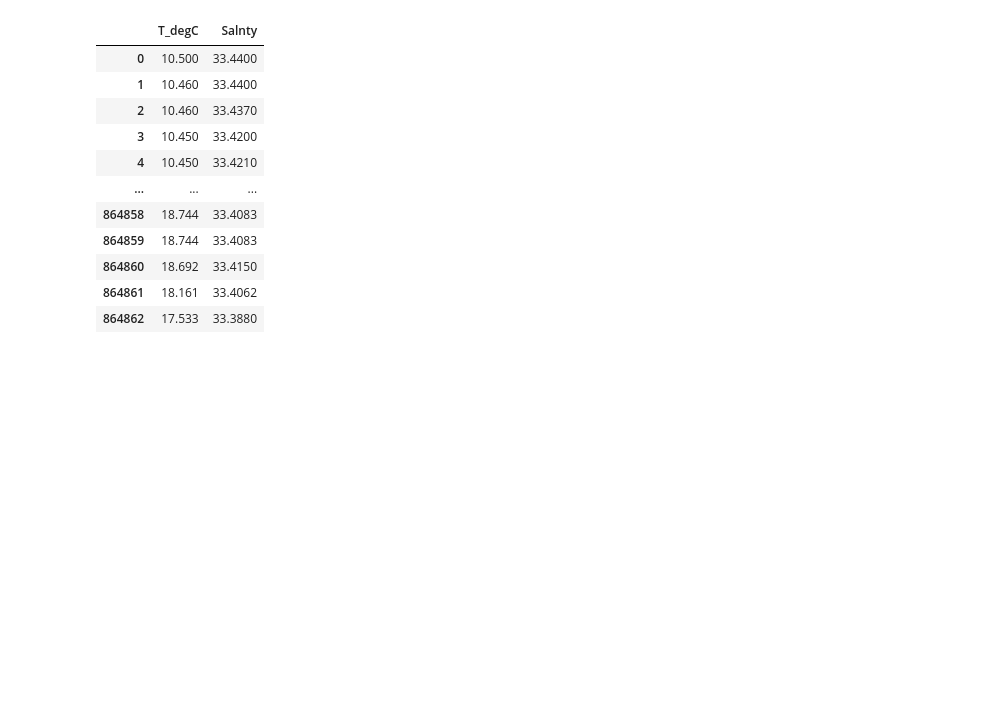
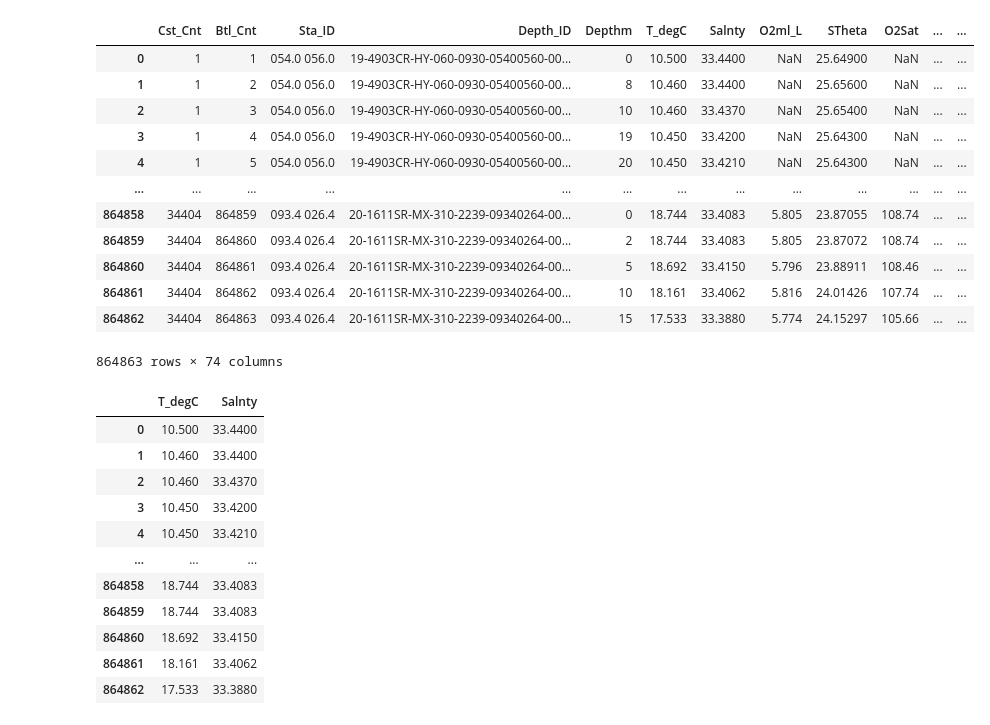
Before and after one commit to TaQuangKhoi/Tri-Tue-Nhan-Tao, a Jupyter notebook: May 15 2023/May 15 2023-bottle.ipynb, the cells around one changed output. Drawn from its saved outputs; the diff is of its cells as text; code cells hidden in the pictures; blank space fills up the shorter version.

```diff
--- a/May 15 2023/May 15 2023-bottle.ipynb
+++ b/May 15 2023/May 15 2023-bottle.ipynb
@@ -6,7 +6,22 @@ from sklearn import linear_model
 # %%
 source_file = 'bottle.csv'
 data = pd.read_csv(source_file, low_memory=False)
 # data = pd.read_excel(source_file)
+data
+# %% [output]
+|  | Cst_Cnt | Btl_Cnt | Sta_ID | Depth_ID | Depthm | T_degC | Salnty | O2ml_L | STheta | O2Sat | ... | ... |
+| 0 | 1 | 1 | 054.0 056.0 | 19-4903CR-HY-060-0930-05400560-00... | 0 | 10.500 | 33.4400 | NaN | 25.64900 | NaN | ... | ... |
+| 1 | 1 | 2 | 054.0 056.0 | 19-4903CR-HY-060-0930-05400560-00... | 8 | 10.460 | 33.4400 | NaN | 25.65600 | NaN | ... | ... |
+| 2 | 1 | 3 | 054.0 056.0 | 19-4903CR-HY-060-0930-05400560-00... | 10 | 10.460 | 33.4370 | NaN | 25.65400 | NaN | ... | ... |
+| 3 | 1 | 4 | 054.0 056.0 | 19-4903CR-HY-060-0930-05400560-00... | 19 | 10.450 | 33.4200 | NaN | 25.64300 | NaN | ... | ... |
+| 4 | 1 | 5 | 054.0 056.0 | 19-4903CR-HY-060-0930-05400560-00... | 20 | 10.450 | 33.4210 | NaN | 25.64300 | NaN | ... | ... |
+| ... | ... | ... | ... | ... | ... | ... | ... | ... | ... | ... | ... | ... |
+| 864858 | 34404 | 864859 | 093.4 026.4 | 20-1611SR-MX-310-2239-09340264-00... | 0 | 18.744 | 33.4083 | 5.805 | 23.87055 | 108.74 | ... | ... |
+| 864859 | 34404 | 864860 | 093.4 026.4 | 20-1611SR-MX-310-2239-09340264-00... | 2 | 18.744 | 33.4083 | 5.805 | 23.87072 | 108.74 | ... | ... |
+| 864860 | 34404 | 864861 | 093.4 026.4 | 20-1611SR-MX-310-2239-09340264-00... | 5 | 18.692 | 33.4150 | 5.796 | 23.88911 | 108.46 | ... | ... |
+| 864861 | 34404 | 864862 | 093.4 026.4 | 20-1611SR-MX-310-2239-09340264-00... | 10 | 18.161 | 33.4062 | 5.816 | 24.01426 | 107.74 | ... | ... |
+| 864862 | 34404 | 864863 | 093.4 026.4 | 20-1611SR-MX-310-2239-09340264-00... | 15 | 17.533 | 33.3880 | 5.774 | 24.15297 | 105.66 | ... | ... |
+864863 rows × 74 columns
 # %%
 # Show data demo
 newToTrain = data[['T_degC', 'Salnty']]
```
Also changed, not shown: 1 other file.
